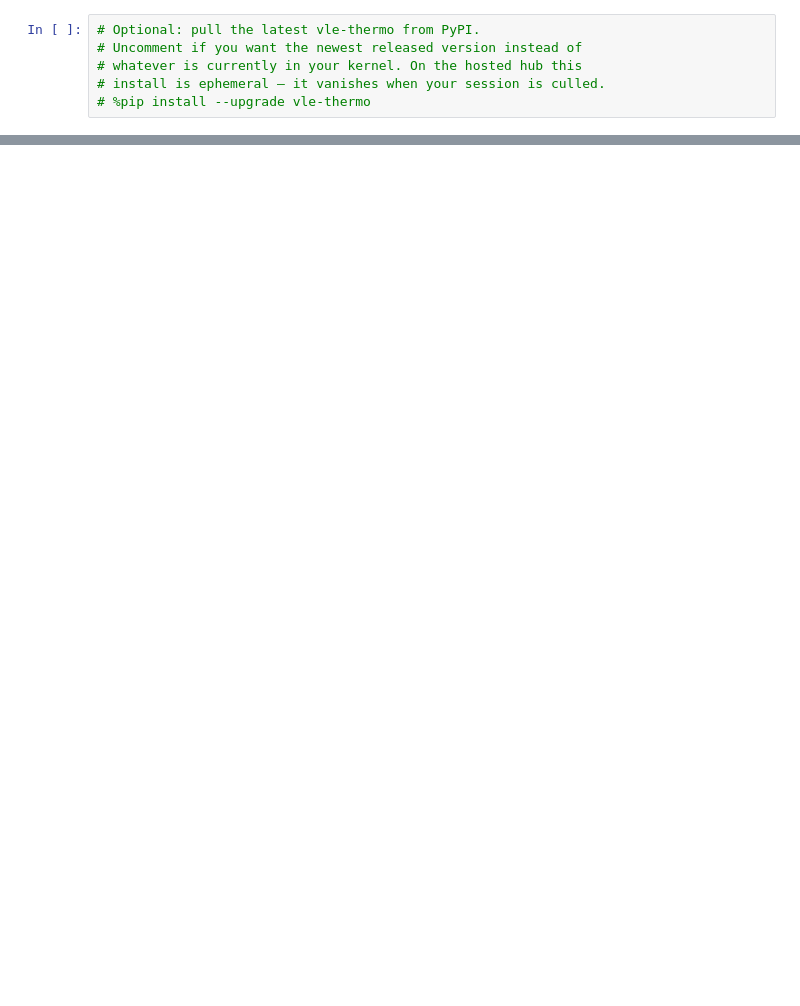
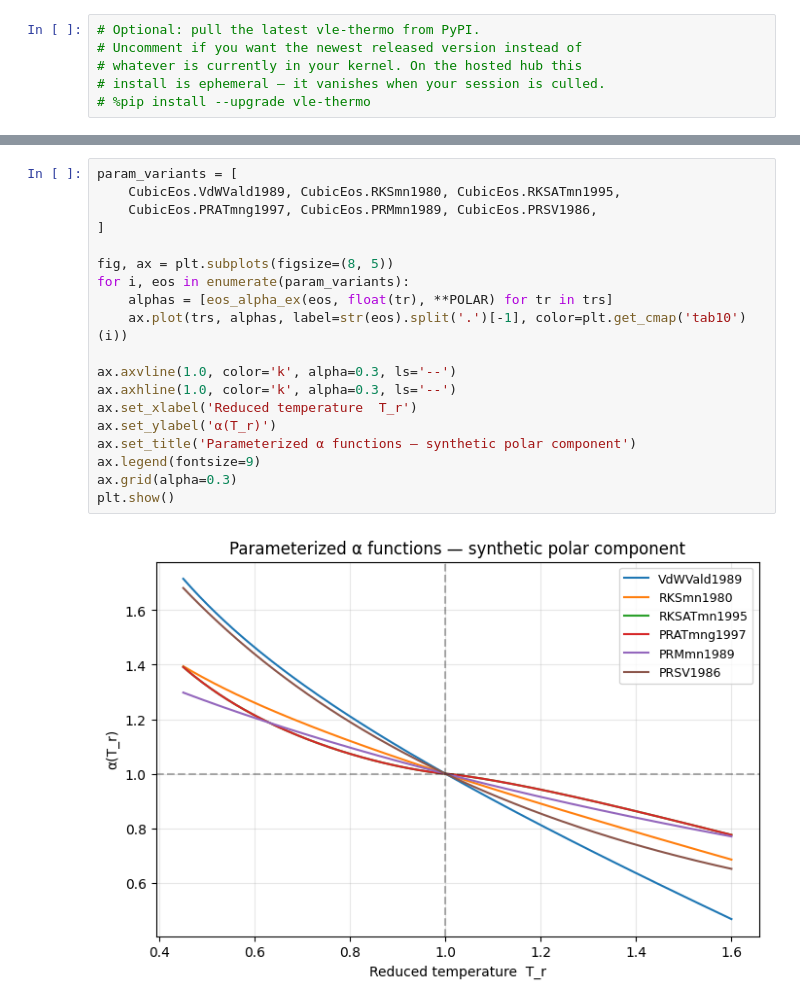
Before and after one commit to miguelju/vle, a Jupyter notebook: notebooks/02b_alpha_zoo.ipynb, the cells around one changed output, grey strips where cells are left out. Drawn from its saved outputs; the diff is of its cells as text; blank space fills up the shorter version.

```diff
--- a/notebooks/02b_alpha_zoo.ipynb
+++ b/notebooks/02b_alpha_zoo.ipynb
@@ -48,0 +126,21 @@ The cell below calls the planned feature **through the existing engine binding**
+# %%
+param_variants = [
+    CubicEos.VdWVald1989, CubicEos.RKSmn1980, CubicEos.RKSATmn1995,
+    CubicEos.PRATmng1997, CubicEos.PRMmn1989, CubicEos.PRSV1986,
+]
+
+fig, ax = plt.subplots(figsize=(8, 5))
+for i, eos in enumerate(param_variants):
+    alphas = [eos_alpha_ex(eos, float(tr), **POLAR) for tr in trs]
+    ax.plot(trs, alphas, label=str(eos).split('.')[-1], color=plt.get_cmap('tab10')(i))
+
+ax.axvline(1.0, color='k', alpha=0.3, ls='--')
+ax.axhline(1.0, color='k', alpha=0.3, ls='--')
+ax.set_xlabel('Reduced temperature  T_r')
+ax.set_ylabel('α(T_r)')
+ax.set_title('Parameterized α functions — synthetic polar component')
+ax.legend(fontsize=9)
+ax.grid(alpha=0.3)
+plt.show()
+# %% [output]
+[figure, added]
```
Also changed, not shown: parts of 29 cells of this notebook, 16 other files.
